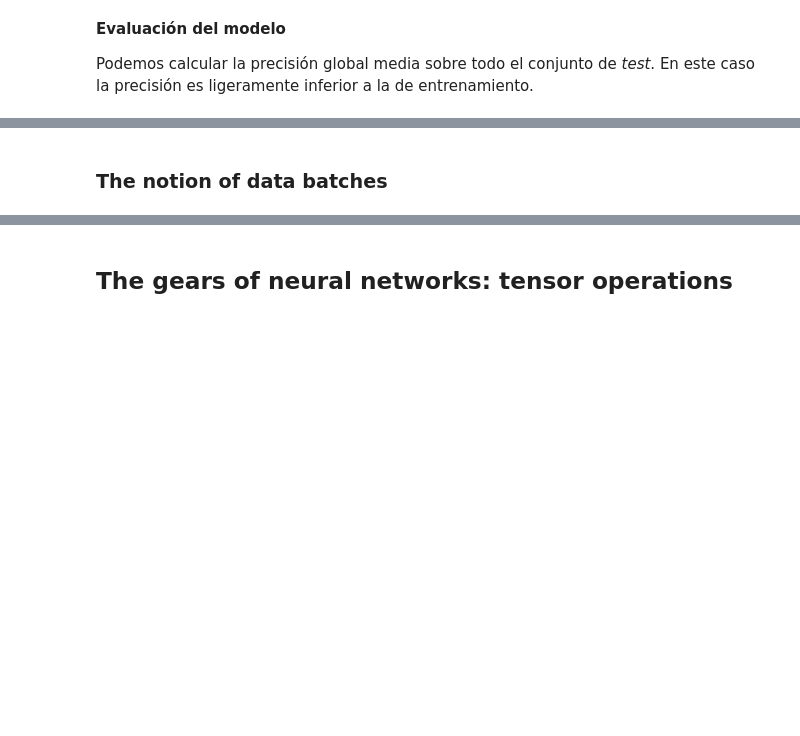
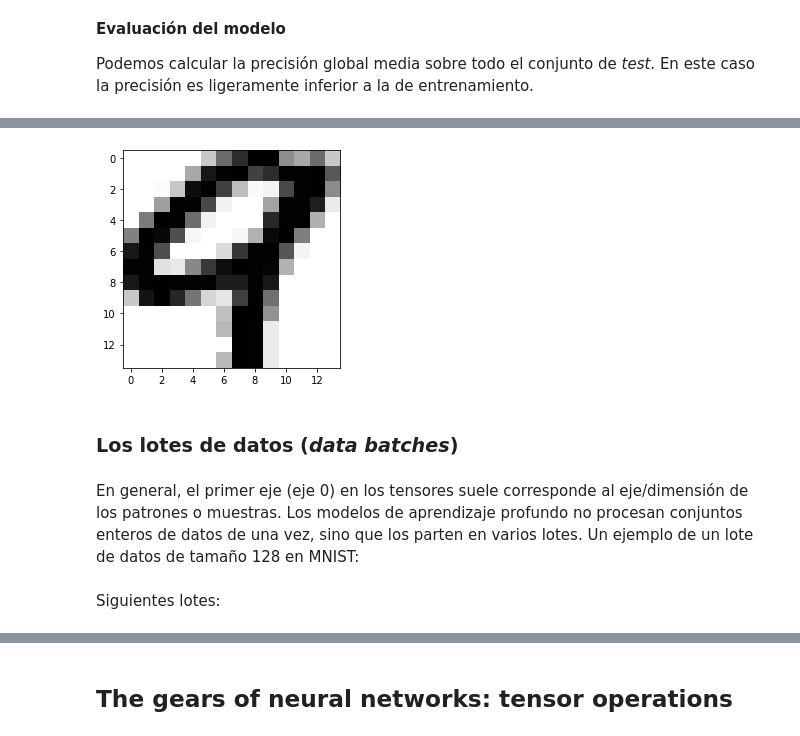
Before and after one commit to ayrna/deep-learning-with-python-notebooks, a Jupyter notebook: chapter02_mathematical-building-blocks.ipynb, the cells around one changed output, grey strips where cells are left out. Drawn from its saved outputs; the diff is of its cells as text; code cells hidden in the pictures; blank space fills up the shorter version.

```diff
--- a/chapter02_mathematical-building-blocks.ipynb
+++ b/chapter02_mathematical-building-blocks.ipynb
@@ -277,9 +364,19 @@ my_slice = train_images[:, 14:, 14:]
 # %%
 my_slice = train_images[:, 7:-7, 7:-7]
+# %%
+digit = my_slice[4]
+plt.imshow(digit, cmap=plt.cm.binary)
+plt.show()
+# %% [output]
+[figure, added]
 # %% [markdown]
-### The notion of data batches
+### Los lotes de datos (*data batches*)
+# %% [markdown]
+En general, el primer eje (eje 0) en los tensores suele corresponde al eje/dimensión de los patrones o muestras. Los modelos de aprendizaje profundo no procesan conjuntos enteros de datos de una vez, sino que los parten en varios lotes. Un ejemplo de un lote de datos de tamaño 128 en MNIST:
 # %%
 batch = train_images[:128]
+# %% [markdown]
+Siguientes lotes:
 # %%
 batch = train_images[128:256]
 # %%
```
Also changed, not shown: parts of 58 cells of this notebook.
